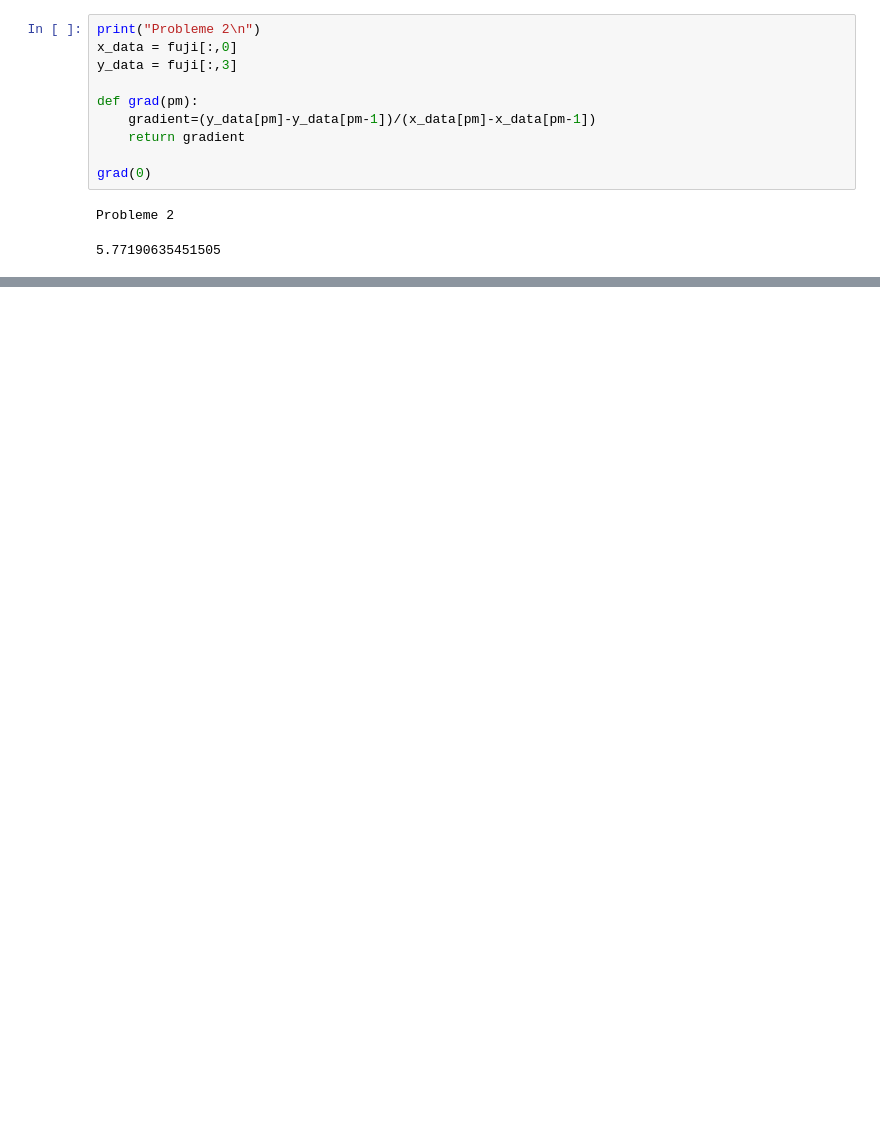
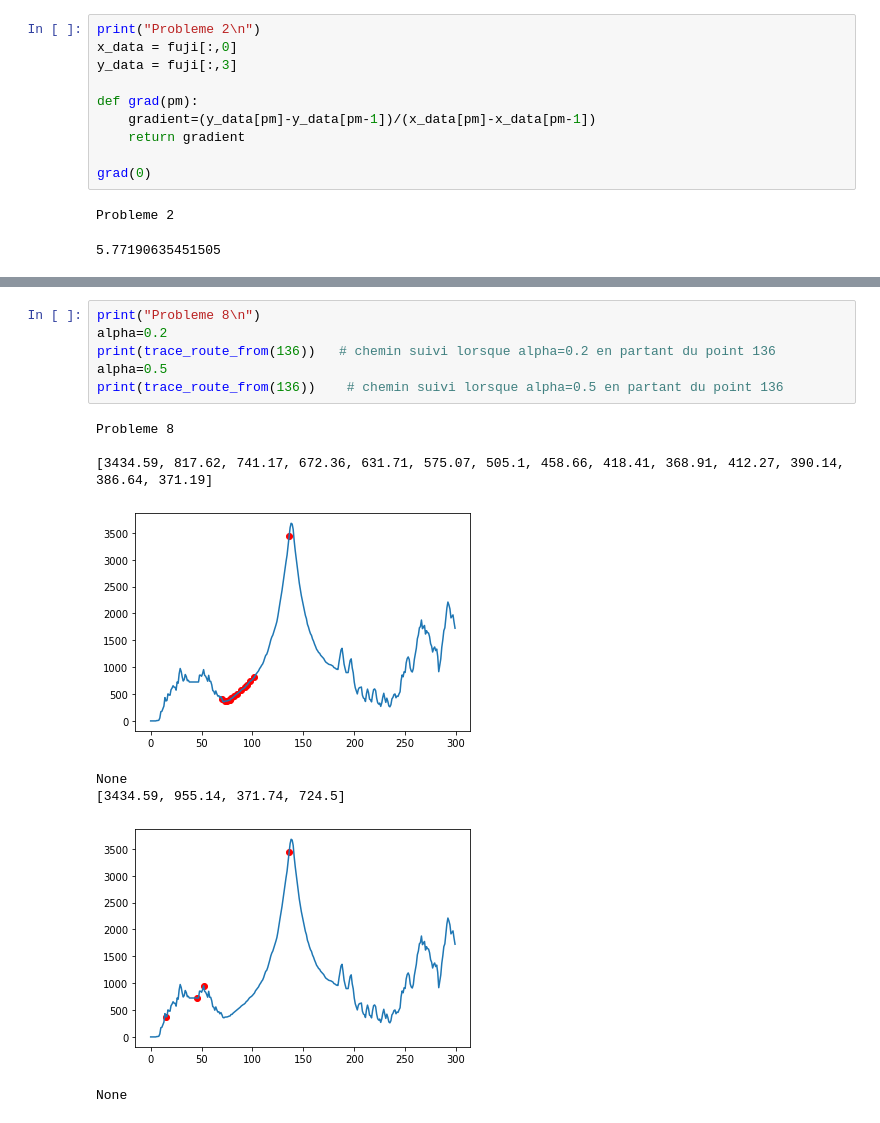
Before and after one commit to AngeMervaneJdev/ML_AI_1, a Jupyter notebook: shimoyama.ipynb, the cells around one changed output, grey strips where cells are left out. Drawn from its saved outputs; the diff is of its cells as text; blank space fills up the shorter version.

```diff
--- a/shimoyama.ipynb
+++ b/shimoyama.ipynb
@@ -114,0 +146,15 @@ print("Probleme 7\n")
+# %%
+print("Probleme 8\n")
+alpha=0.2
+print(trace_route_from(136))   # chemin suivi lorsque alpha=0.2 en partant du point 136
+alpha=0.5
+print(trace_route_from(136))    # chemin suivi lorsque alpha=0.5 en partant du point 136
+# %% [output]
+Probleme 8
+
+[3434.59, 817.62, 741.17, 672.36, 631.71, 575.07, 505.1, 458.66, 418.41, 368.91, 412.27, 390.14, 386.64, 371.19]
+[figure, added]
+None
+[3434.59, 955.14, 371.74, 724.5]
+[figure, added]
+None
```
Also changed, not shown: parts of 10 cells of this notebook.
